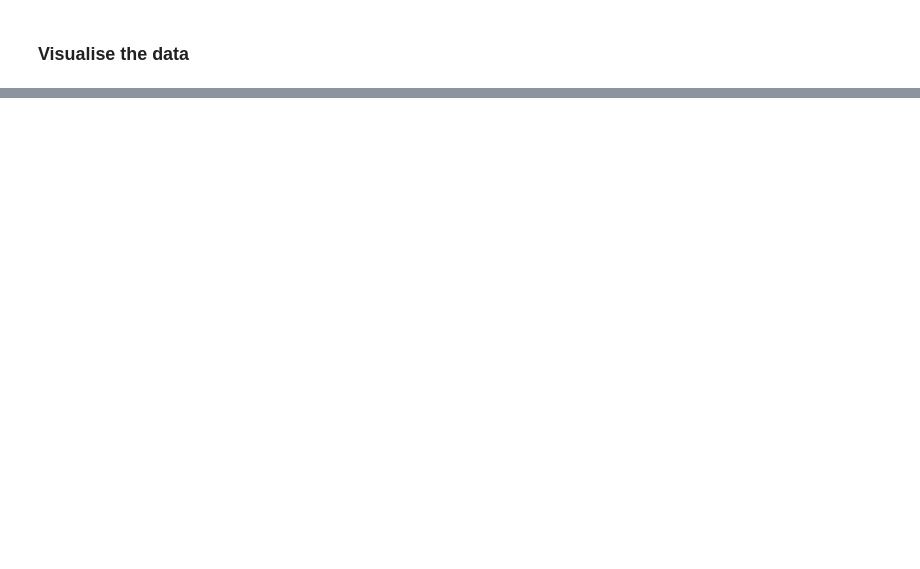
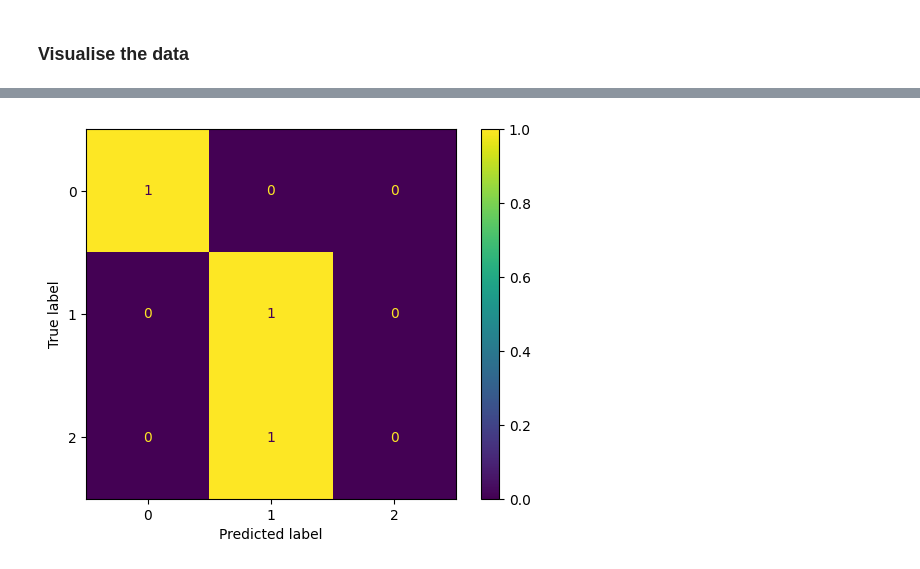
Before and after one commit to shepai/datalogger_education, a Jupyter notebook: MachineLearning/reader.ipynb, the cells around one changed output, grey strips where cells are left out. Saved outputs shown, nothing was run; the diff lists cells and outputs as text; code cells hidden in the pictures; blank space fills up the shorter version.

Commit message:
new example

```diff
--- a/MachineLearning/reader.ipynb
+++ b/MachineLearning/reader.ipynb
@@ -47,0 +49,3 @@ To use this data we will need to know what class each csv file is.
+# %%
+files = ["demos/1/walking.csv","demos/1/running.csv","demos/1/idle.csv"] #this is just an example, put the names of your files in and paths to the files
+labels = ["walking","running","idle"] #this is an example of classes, put the name of the action happening
@@ -47,0 +96,21 @@ To use this data we will need to know what class each csv file is.
+# %%
+n_timesteps = X_data.shape[1]
+n_channels  = X_data.shape[2]
+n_classes   = len(np.unique(y_data))
+model = Sequential([
+    LSTM(64, return_sequences=True, input_shape=(n_timesteps, n_channels)),
+    Dropout(0.3),
+
+    LSTM(64),
+    Dropout(0.3),
+
+    Dense(32, activation="relu"),
+    Dense(n_classes, activation="softmax")
+])
+
+model.compile(
+    optimizer=Adam(1e-3),
+    loss="sparse_categorical_crossentropy",
+    metrics=["accuracy"]
+)
+model.summary()
@@ -47,0 +139,10 @@ To use this data we will need to know what class each csv file is.
+# %%
+history = model.fit(
+    X_data, y_data,
+    epochs=10,
+    batch_size=32,
+    validation_split=0,
+    shuffle=True
+)
+loss, acc = model.evaluate(X_data, y_data, verbose=0)
+print("Model Accuracy:", acc*100,"%")
@@ -47,0 +170,12 @@ To use this data we will need to know what class each csv file is.
+# %%
+from sklearn.metrics import confusion_matrix
+from sklearn.metrics import ConfusionMatrixDisplay
+from sklearn.metrics import accuracy_score
+
+y_pred_probs = model.predict(X_data)
+y_pred = np.argmax(y_pred_probs, axis=1)
+cm = confusion_matrix(y_data, y_pred)
+disp = ConfusionMatrixDisplay(cm)
+disp.plot()
+plt.show()
+# %% [output]
@@ -47,0 +183 @@ To use this data we will need to know what class each csv file is.
+[figure, added]
```
Also changed, not shown: parts of 13 cells of this notebook, 5 other files.
